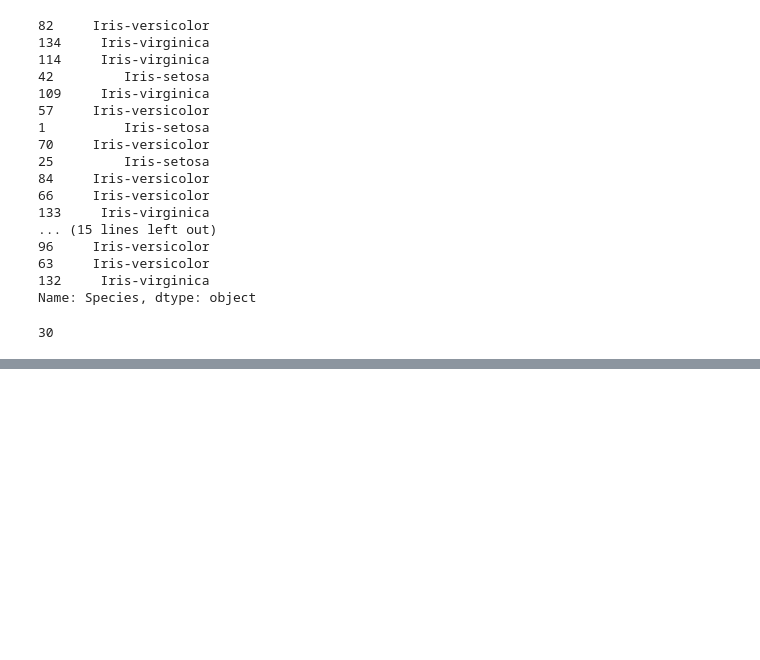
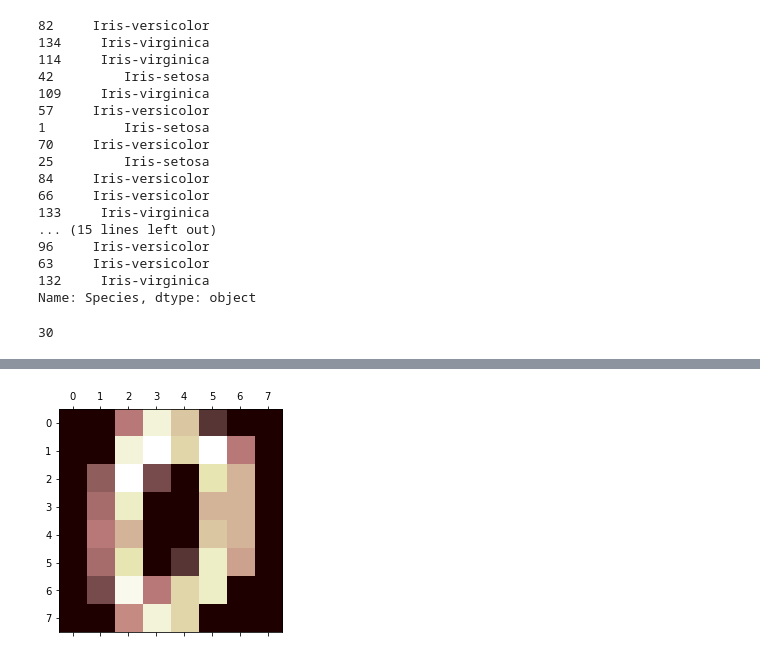
Before and after one commit to Rushi9867/INeuron, a Jupyter notebook: Live 5MinEngi/June18.ipynb, the cells around one changed output, grey strips where cells are left out. Drawn from its saved outputs; the diff is of its cells as text; code cells hidden in the pictures; blank space fills up the shorter version.

```diff
--- a/Live 5MinEngi/June18.ipynb
+++ b/Live 5MinEngi/June18.ipynb
@@ -400,0 +554,5 @@ Y_test.count()
+# %%
+from sklearn import datasets
+from sklearn import linear_model
+digits = datasets.load_digits()
+digits.keys()
@@ -400,0 +584,6 @@ Y_test.count()
+# %%
+import pylab as py
+py.matshow(digits.images[0])
+py.pink()
+# %% [output]
+[figure, added]
```
Also changed, not shown: parts of 44 cells of this notebook, 13 other files.
